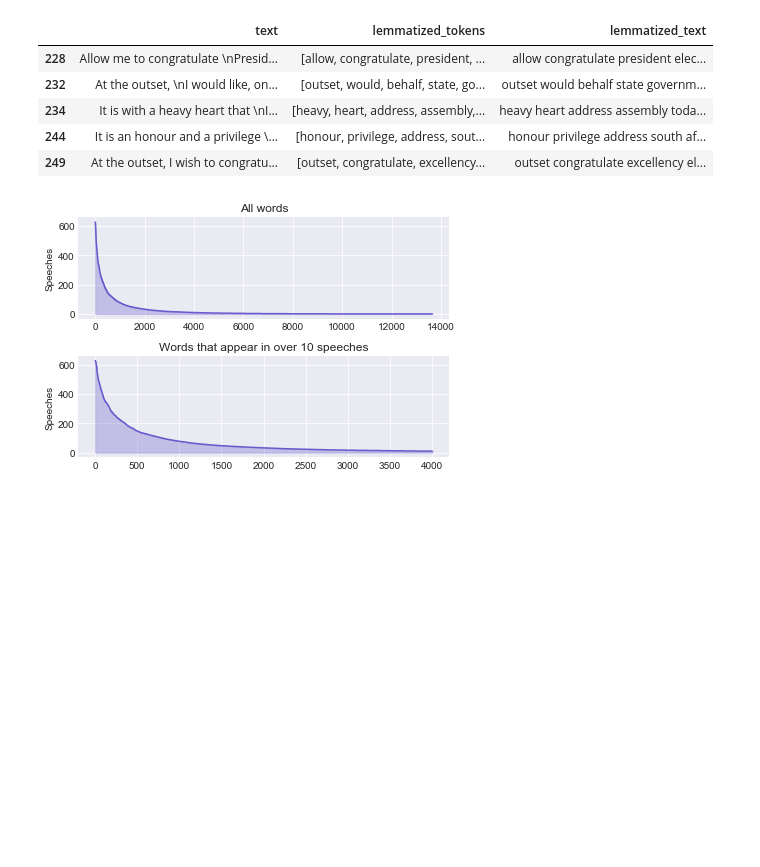
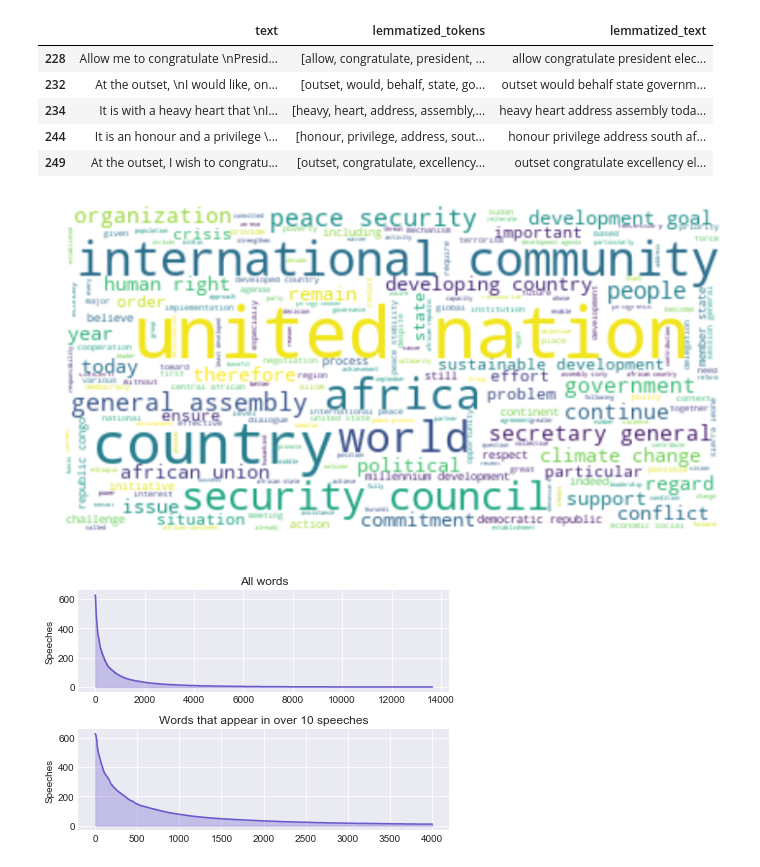
Before and after one commit to MNgocho/Projects, a Jupyter notebook: Topic modelling.ipynb, the cells around one changed output. Cells and saved outputs as stored; diff of their text form; code cells hidden in the pictures; blank space fills up the shorter version.

```diff
--- a/Topic modelling.ipynb
+++ b/Topic modelling.ipynb
@@ -44,20 +44,16 @@ df.head()
 | 3 | 1989 | URY | ﻿\nDuring the debate at the forti... | Americas | Uruguay |
 | 4 | 1989 | ZWE | ﻿I should like at the outset to e... | Africa | Zimbabwe |
 # %%
-
-# For convenience (processing speed), I will reduce the size of the dataset by:
-# 1) Looking at debates that happened this century (years 2001-2015)
-df = df.loc[df.year > 2000]
-# 2) Limiting the countries of interest to Asian countries:
-df = df.loc[df['Region Name'] == 'Africa']
+data = data.loc[data.year > 2000]
+data = data.loc[data['Region Name'] == 'Africa']
 # 3) Removing countries absent from any debates this century:
 always_present = [index for (index,value) in
-                      df.country.value_counts().items()
+                      data.country.value_counts().items()
                   if value==15] # for 15 debates in the 21st century
-df = df.loc[df['country'].isin(always_present)]
+data = data.loc[data['country'].isin(always_present)]
 
 # The reduced dataframe (number of unique values per column):
-df.nunique()
+data.nunique()
 # %% [output]
 year                15
 country             42
@@ -78,11 +74,11 @@ def preprocessText(text):
     lemmas = [lemmatizer.lemmatize(token) for token in tokens]
     return lemmas
 
-df['lemmatized_tokens'] = df['text'].apply(preprocessText)
-df['lemmatized_tokens'].head()
-df['lemmatized_text'] = [' '.join(x) for x in df['lemmatized_tokens']]
-df['freq_dist'] = df['lemmatized_tokens'].apply(FreqDist)
-df[['text','lemmatized_tokens','lemmatized_text']].head()
+data['lemmatized_tokens'] = data['text'].apply(preprocessText)
+data['lemmatized_tokens'].head()
+data['lemmatized_text'] = [' '.join(x) for x in data['lemmatized_tokens']]
+data['freq_dist'] = data['lemmatized_tokens'].apply(FreqDist)
+data[['text','lemmatized_tokens','lemmatized_text']].head()
 # %% [output]
 |  | text | lemmatized_tokens | lemmatized_text |
 | 228 | Allow me to congratulate \nPresid... | [allow, congratulate, president, ... | allow congratulate president elec... |
@@ -91,21 +87,23 @@ df[['text','lemmatized_tokens','lemmatized_text']].head()
 | 244 | It is an honour and a privilege \... | [honour, privilege, address, sout... | honour privilege address south af... |
 | 249 | At the outset, I wish to congratu... | [outset, congratulate, excellency... | outset congratulate excellency el... |
 # %%
-#african_map =('detailed-map-of-africa-continent-in-black-vector-15726243.png.',delimiter=',', dtype='uint8')
+#african_map =np.genfromtxt('africa map.odg',delimiter=',', dtype='uint8')
 
 
-#text = df.lemmatized_text.sum()
+text = data.lemmatized_text.sum()
 
-# Plotting:
-#fig = plt.figure(figsize = (10,10))
+#Plotting:
+fig = plt.figure(figsize = (10,10))
 
-#wordcloud = WordCloud(background_color='white',
+wordcloud = WordCloud(background_color='white',
                       #mask=african_map,
-                      #max_words=2000).generate(text);
-#plt.imshow(wordcloud, interpolation='bilinear') # plotting the image
-#plt.axis("off")
+                      max_words=2000).generate(text);
+plt.imshow(wordcloud, interpolation='bilinear') # plotting the image
+plt.axis("off")
 
-#plt.tight_layout()
+plt.tight_layout()
+# %% [output]
+[figure, added]
 # %%
 # For each word count in how many documents does it appear:
 
```
Also changed, not shown: parts of 17 cells of this notebook.
